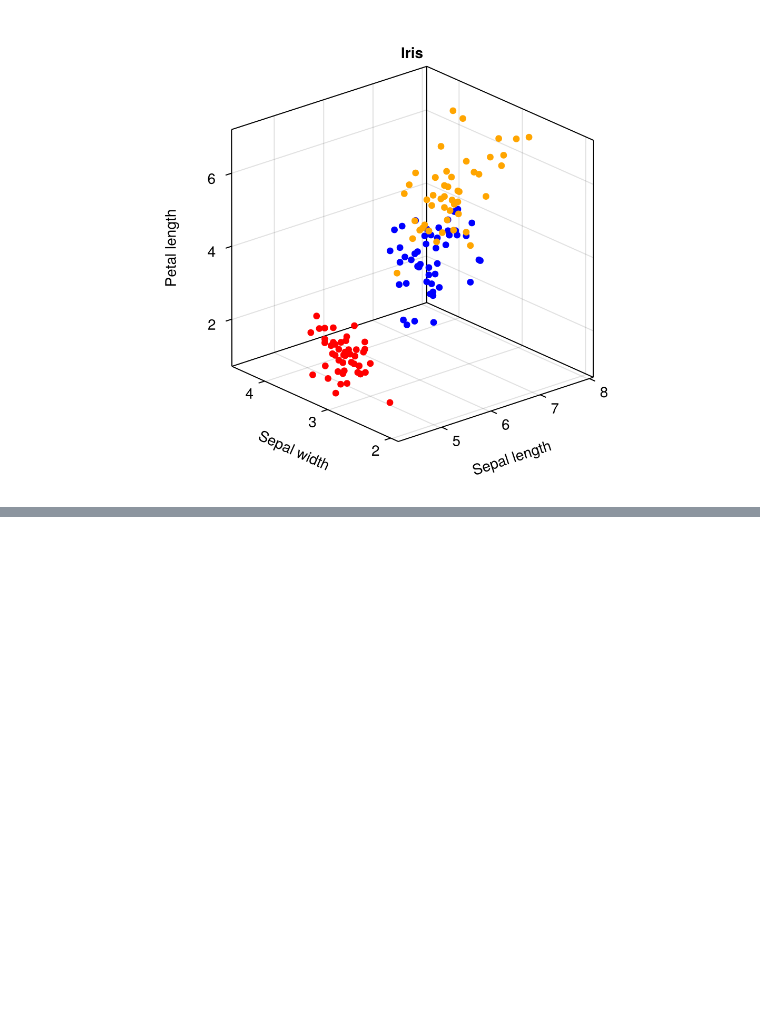
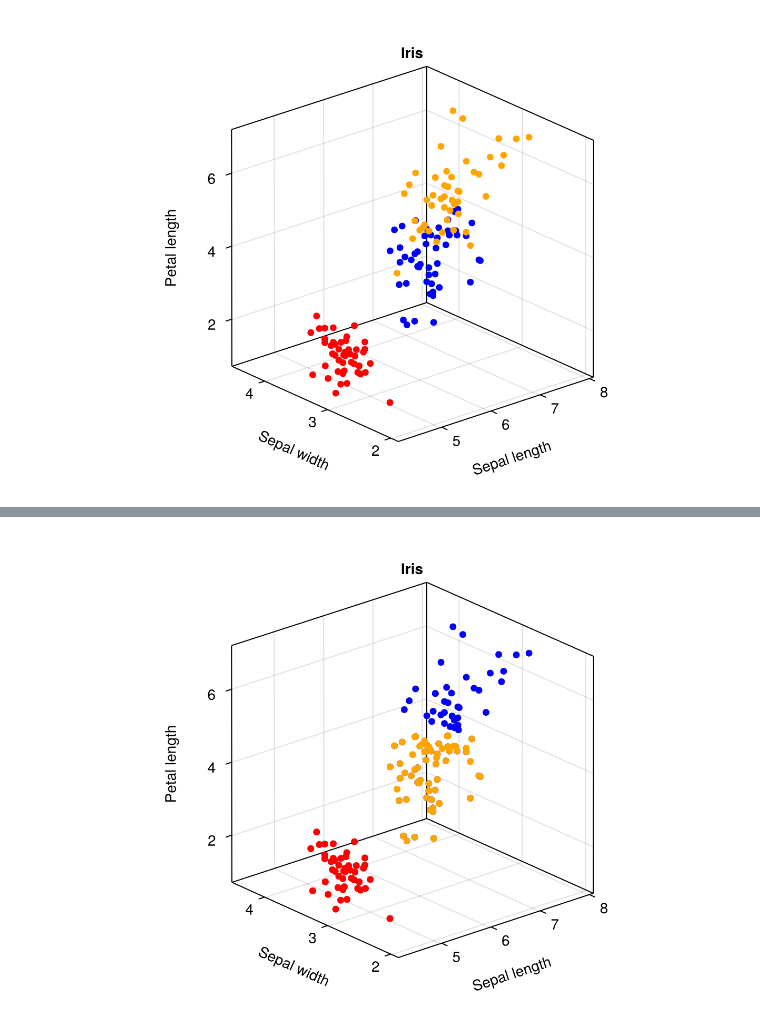
Before and after one commit to helmutstrey/BME-574-2024, a Jupyter notebook: k_mean.ipynb, the cells around one changed output, grey strips where cells are left out. Drawn from its saved outputs; the diff is of its cells as text; code cells hidden in the pictures; blank space fills up the shorter version.

```diff
--- a/k_mean.ipynb
+++ b/k_mean.ipynb
@@ -101,3 +101,8 @@ scatter!(ax,x3, color=:orange)
 fig
 # %% [output]
 [figure]
+# %%
+result = kmeans(x', 3); # run K-means for the 3 clusters
+result.assignments
+# plot with the point color mapped to the assigned cluster index
+#scatter(iris.features[!,"petallength"], iris.features[!,"petalwidth"], marker=result.assignments)
@@ -103,0 +127,4 @@ fig
+# %%
+xk1 = [Point3f(xx...) for (idx,xx) in enumerate(eachrow(x[:,1:3])) if result.assignments[idx] == 1]
+xk2 = [Point3f(xx...) for (idx,xx) in enumerate(eachrow(x[:,1:3])) if result.assignments[idx] == 2]
+xk3 = [Point3f(xx...) for (idx,xx) in enumerate(eachrow(x[:,1:3])) if result.assignments[idx] == 3]
@@ -103,0 +149,14 @@ fig
+# %%
+figk = Figure()
+axk = Axis3(figk[1,1],
+    aspect = (1, 1, 1),
+    title = "Iris",
+    xlabel = "Sepal length",
+    ylabel = "Sepal width",
+    zlabel = "Petal length")
+scatter!(ax,xk1, color=:red)
+scatter!(ax,xk2, color=:blue)
+scatter!(ax,xk3, color=:orange)
+fig
+# %% [output]
+[figure, added]
```
Also changed, not shown: parts of 5 cells of this notebook, 3 other files.
